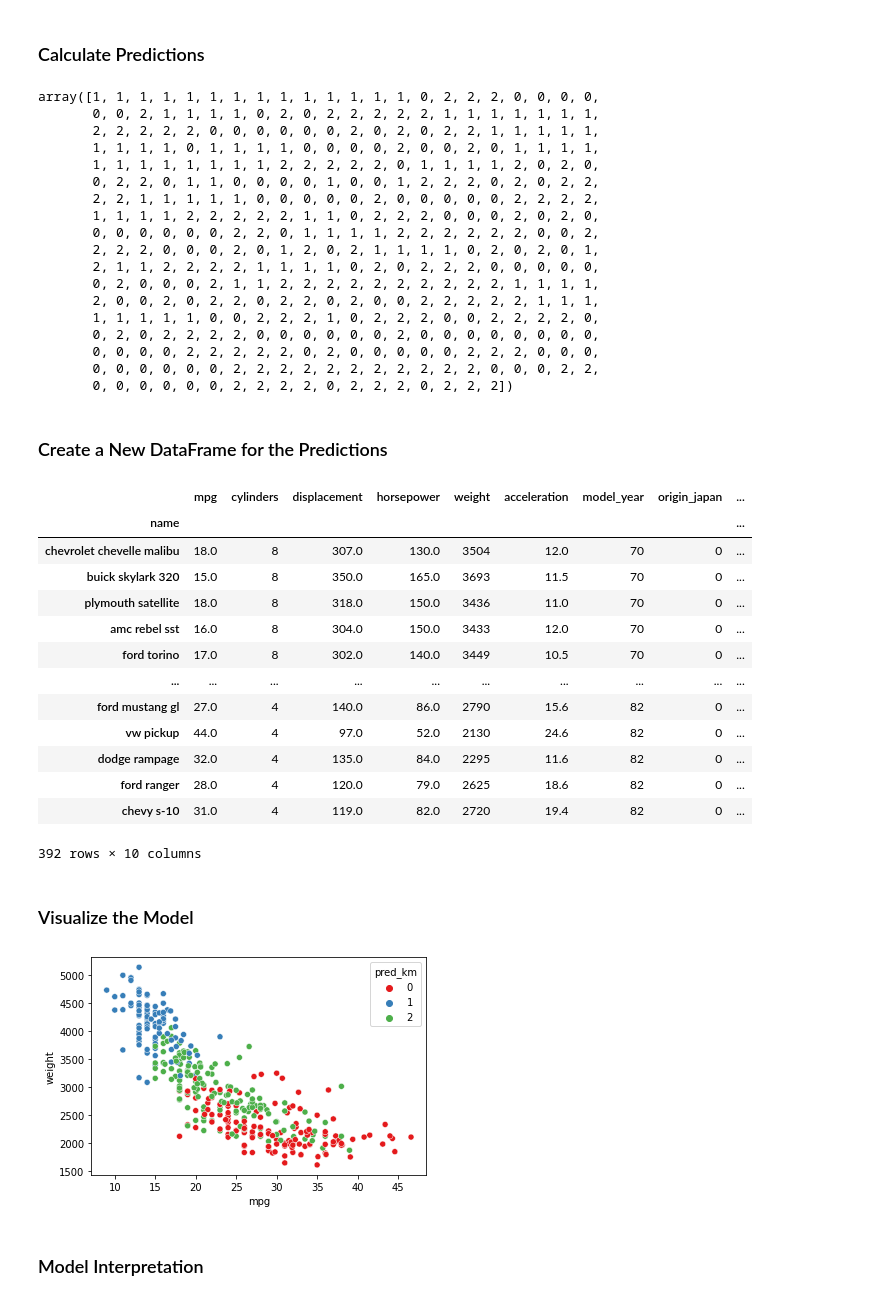
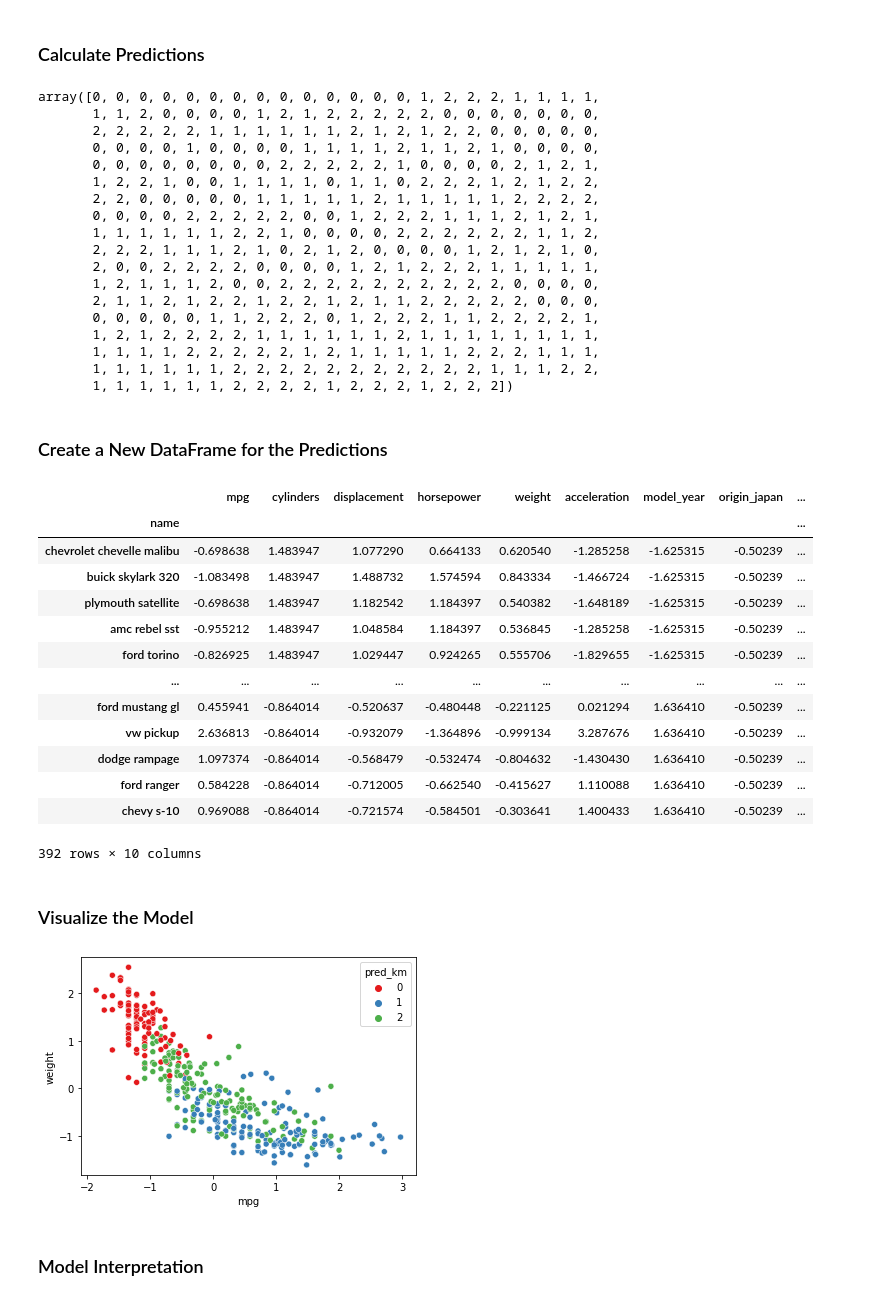
Before and after one commit to AryaCodesAI/Data-Analysis-Using-Machine-Learning-and-Python, a Jupyter notebook: 06_Principal Component Analysis & Dimensionality Reduction/06C_dimensionality-reduction-pca_practice_blank.ipynb, the cells around one changed output. Drawn from its saved outputs; the diff is of its cells as text; code cells hidden in the pictures.

```diff
--- a/06_Principal Component Analysis & Dimensionality Reduction/06C_dimensionality-reduction-pca_practice_blank.ipynb
+++ b/06_Principal Component Analysis & Dimensionality Reduction/06C_dimensionality-reduction-pca_practice_blank.ipynb
@@ -65,4 +77,5 @@ scaler.fit(df_mpg)
 # %% [output]
 StandardScaler()
 # %%
-df_scaled = scaler.transform(df_mpg)
+X_scaled = scaler.transform(df_mpg)
+X_scaled
@@ -68,0 +96,7 @@ df_scaled = scaler.transform(df_mpg)
+# %%
+#if we don't convert into dataframe it gives error in future
+#we take the rows for indexing and columns as columns of data frame
+import pandas as pd
+
+df_scaled = pd.DataFrame(X_scaled, index=df_mpg.index, columns=df_mpg.columns)
+df_scaled
@@ -79,53 +128,53 @@ KMeans(n_clusters=3)
 # %% [markdown]
 ### Calculate Predictions
 # %%
- model_km.predict(X=df_scaled)
+model_km.predict(X=df_scaled)
 # %% [output]
-array([1, 1, 1, 1, 1, 1, 1, 1, 1, 1, 1, 1, 1, 1, 0, 2, 2, 2, 0, 0, 0, 0,
-       0, 0, 2, 1, 1, 1, 1, 0, 2, 0, 2, 2, 2, 2, 2, 1, 1, 1, 1, 1, 1, 1,
-       2, 2, 2, 2, 2, 0, 0, 0, 0, 0, 0, 2, 0, 2, 0, 2, 2, 1, 1, 1, 1, 1,
-       1, 1, 1, 1, 0, 1, 1, 1, 1, 0, 0, 0, 0, 2, 0, 0, 2, 0, 1, 1, 1, 1,
-       1, 1, 1, 1, 1, 1, 1, 1, 2, 2, 2, 2, 2, 0, 1, 1, 1, 1, 2, 0, 2, 0,
-       0, 2, 2, 0, 1, 1, 0, 0, 0, 0, 1, 0, 0, 1, 2, 2, 2, 0, 2, 0, 2, 2,
-       2, 2, 1, 1, 1, 1, 1, 0, 0, 0, 0, 0, 2, 0, 0, 0, 0, 0, 2, 2, 2, 2,
-       1, 1, 1, 1, 2, 2, 2, 2, 2, 1, 1, 0, 2, 2, 2, 0, 0, 0, 2, 0, 2, 0,
-       0, 0, 0, 0, 0, 0, 2, 2, 0, 1, 1, 1, 1, 2, 2, 2, 2, 2, 2, 0, 0, 2,
-       2, 2, 2, 0, 0, 0, 2, 0, 1, 2, 0, 2, 1, 1, 1, 1, 0, 2, 0, 2, 0, 1,
-       2, 1, 1, 2, 2, 2, 2, 1, 1, 1, 1, 0, 2, 0, 2, 2, 2, 0, 0, 0, 0, 0,
-       0, 2, 0, 0, 0, 2, 1, 1, 2, 2, 2, 2, 2, 2, 2, 2, 2, 2, 1, 1, 1, 1,
-       2, 0, 0, 2, 0, 2, 2, 0, 2, 2, 0, 2, 0, 0, 2, 2, 2, 2, 2, 1, 1, 1,
-       1, 1, 1, 1, 1, 0, 0, 2, 2, 2, 1, 0, 2, 2, 2, 0, 0, 2, 2, 2, 2, 0,
-       0, 2, 0, 2, 2, 2, 2, 0, 0, 0, 0, 0, 0, 2, 0, 0, 0, 0, 0, 0, 0, 0,
-       0, 0, 0, 0, 2, 2, 2, 2, 2, 0, 2, 0, 0, 0, 0, 0, 2, 2, 2, 0, 0, 0,
-       0, 0, 0, 0, 0, 0, 2, 2, 2, 2, 2, 2, 2, 2, 2, 2, 2, 0, 0, 0, 2, 2,
-       0, 0, 0, 0, 0, 0, 2, 2, 2, 2, 0, 2, 2, 2, 0, 2, 2, 2])
+array([0, 0, 0, 0, 0, 0, 0, 0, 0, 0, 0, 0, 0, 0, 1, 2, 2, 2, 1, 1, 1, 1,
+       1, 1, 2, 0, 0, 0, 0, 1, 2, 1, 2, 2, 2, 2, 2, 0, 0, 0, 0, 0, 0, 0,
+       2, 2, 2, 2, 2, 1, 1, 1, 1, 1, 1, 2, 1, 2, 1, 2, 2, 0, 0, 0, 0, 0,
+       0, 0, 0, 0, 1, 0, 0, 0, 0, 1, 1, 1, 1, 2, 1, 1, 2, 1, 0, 0, 0, 0,
+       0, 0, 0, 0, 0, 0, 0, 0, 2, 2, 2, 2, 2, 1, 0, 0, 0, 0, 2, 1, 2, 1,
+       1, 2, 2, 1, 0, 0, 1, 1, 1, 1, 0, 1, 1, 0, 2, 2, 2, 1, 2, 1, 2, 2,
+       2, 2, 0, 0, 0, 0, 0, 1, 1, 1, 1, 1, 2, 1, 1, 1, 1, 1, 2, 2, 2, 2,
+       0, 0, 0, 0, 2, 2, 2, 2, 2, 0, 0, 1, 2, 2, 2, 1, 1, 1, 2, 1, 2, 1,
+       1, 1, 1, 1, 1, 1, 2, 2, 1, 0, 0, 0, 0, 2, 2, 2, 2, 2, 2, 1, 1, 2,
+       2, 2, 2, 1, 1, 1, 2, 1, 0, 2, 1, 2, 0, 0, 0, 0, 1, 2, 1, 2, 1, 0,
+       2, 0, 0, 2, 2, 2, 2, 0, 0, 0, 0, 1, 2, 1, 2, 2, 2, 1, 1, 1, 1, 1,
+       1, 2, 1, 1, 1, 2, 0, 0, 2, 2, 2, 2, 2, 2, 2, 2, 2, 2, 0, 0, 0, 0,
+       2, 1, 1, 2, 1, 2, 2, 1, 2, 2, 1, 2, 1, 1, 2, 2, 2, 2, 2, 0, 0, 0,
+       0, 0, 0, 0, 0, 1, 1, 2, 2, 2, 0, 1, 2, 2, 2, 1, 1, 2, 2, 2, 2, 1,
+       1, 2, 1, 2, 2, 2, 2, 1, 1, 1, 1, 1, 1, 2, 1, 1, 1, 1, 1, 1, 1, 1,
+       1, 1, 1, 1, 2, 2, 2, 2, 2, 1, 2, 1, 1, 1, 1, 1, 2, 2, 2, 1, 1, 1,
+       1, 1, 1, 1, 1, 1, 2, 2, 2, 2, 2, 2, 2, 2, 2, 2, 2, 1, 1, 1, 2, 2,
+       1, 1, 1, 1, 1, 1, 2, 2, 2, 2, 1, 2, 2, 2, 1, 2, 2, 2])
 # %% [markdown]
 ### Create a New DataFrame for the Predictions
 # %%
-df_pred= df_mpg.copy()
+df_pred= df_scaled.copy()
 df_pred['pred_km'] = model_km.predict(X=df_scaled)
 df_pred
 # %% [output]
 |  | mpg | cylinders | displacement | horsepower | weight | acceleration | model_year | origin_japan | ... |
 | name |  |  |  |  |  |  |  |  | ... |
-| chevrolet chevelle malibu | 18.0 | 8 | 307.0 | 130.0 | 3504 | 12.0 | 70 | 0 | ... |
-| buick skylark 320 | 15.0 | 8 | 350.0 | 165.0 | 3693 | 11.5 | 70 | 0 | ... |
-| plymouth satellite | 18.0 | 8 | 318.0 | 150.0 | 3436 | 11.0 | 70 | 0 | ... |
-| amc rebel sst | 16.0 | 8 | 304.0 | 150.0 | 3433 | 12.0 | 70 | 0 | ... |
-| ford torino | 17.0 | 8 | 302.0 | 140.0 | 3449 | 10.5 | 70 | 0 | ... |
+| chevrolet chevelle malibu | -0.698638 | 1.483947 | 1.077290 | 0.664133 | 0.620540 | -1.285258 | -1.625315 | -0.50239 | ... |
+| buick skylark 320 | -1.083498 | 1.483947 | 1.488732 | 1.574594 | 0.843334 | -1.466724 | -1.625315 | -0.50239 | ... |
+| plymouth satellite | -0.698638 | 1.483947 | 1.182542 | 1.184397 | 0.540382 | -1.648189 | -1.625315 | -0.50239 | ... |
+| amc rebel sst | -0.955212 | 1.483947 | 1.048584 | 1.184397 | 0.536845 | -1.285258 | -1.625315 | -0.50239 | ... |
+| ford torino | -0.826925 | 1.483947 | 1.029447 | 0.924265 | 0.555706 | -1.829655 | -1.625315 | -0.50239 | ... |
 | ... | ... | ... | ... | ... | ... | ... | ... | ... | ... |
-| ford mustang gl | 27.0 | 4 | 140.0 | 86.0 | 2790 | 15.6 | 82 | 0 | ... |
-| vw pickup | 44.0 | 4 | 97.0 | 52.0 | 2130 | 24.6 | 82 | 0 | ... |
-| dodge rampage | 32.0 | 4 | 135.0 | 84.0 | 2295 | 11.6 | 82 | 0 | ... |
-| ford ranger | 28.0 | 4 | 120.0 | 79.0 | 2625 | 18.6 | 82 | 0 | ... |
-| chevy s-10 | 31.0 | 4 | 119.0 | 82.0 | 2720 | 19.4 | 82 | 0 | ... |
+| ford mustang gl | 0.455941 | -0.864014 | -0.520637 | -0.480448 | -0.221125 | 0.021294 | 1.636410 | -0.50239 | ... |
+| vw pickup | 2.636813 | -0.864014 | -0.932079 | -1.364896 | -0.999134 | 3.287676 | 1.636410 | -0.50239 | ... |
+| dodge rampage | 1.097374 | -0.864014 | -0.568479 | -0.532474 | -0.804632 | -1.430430 | 1.636410 | -0.50239 | ... |
+| ford ranger | 0.584228 | -0.864014 | -0.712005 | -0.662540 | -0.415627 | 1.110088 | 1.636410 | -0.50239 | ... |
+| chevy s-10 | 0.969088 | -0.864014 | -0.721574 | -0.584501 | -0.303641 | 1.400433 | 1.636410 | -0.50239 | ... |
 392 rows × 10 columns
 # %% [markdown]
 ### Visualize the Model
 # %%
 sns.scatterplot(x='mpg', y='weight', hue='pred_km', data=df_pred, palette='Set1');
 # %% [output]
-[figure, old version]
+[figure, new version]
 # %% [markdown]
 ### Model Interpretation
 # %% [markdown]
```
Also changed, not shown: parts of 25 cells of this notebook.
